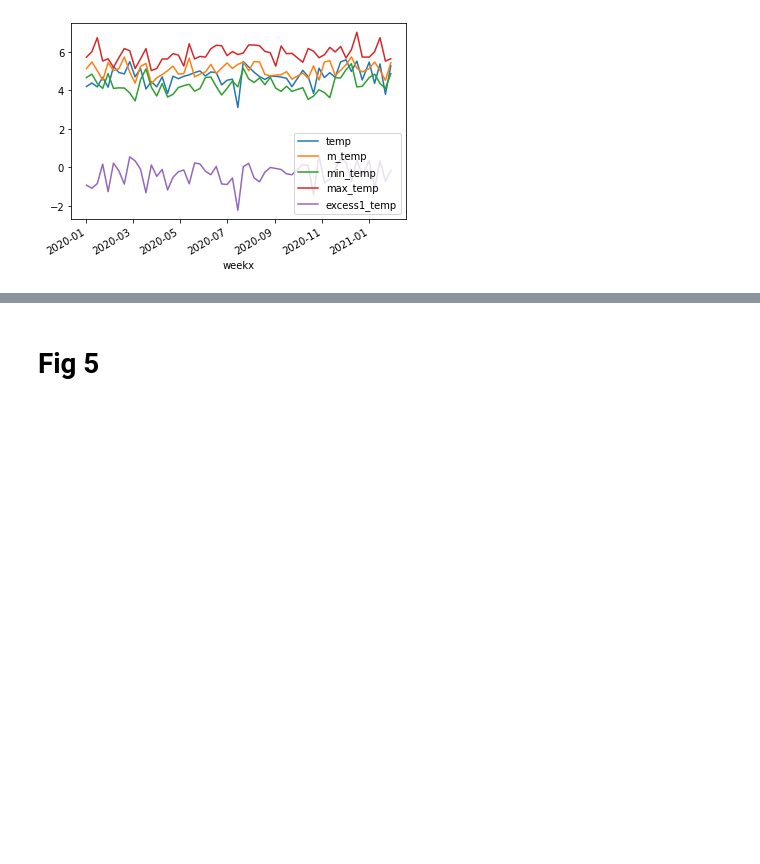
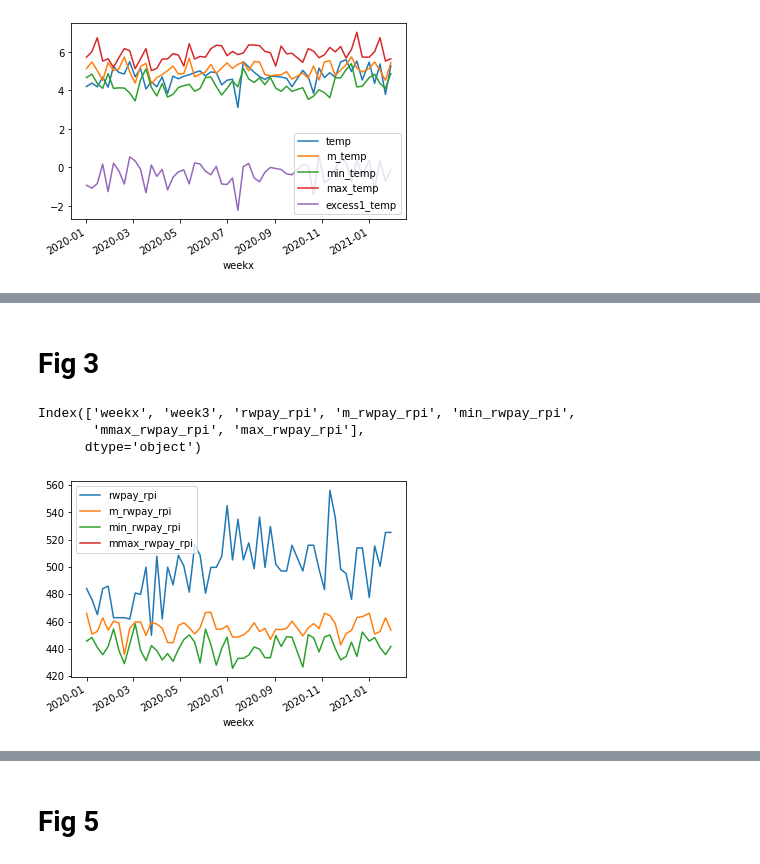
Before and after one commit to csaladenes/eco, a Jupyter notebook: jon_w/parser.ipynb, the cells around one changed output, grey strips where cells are left out. Drawn from its saved outputs; the diff is of its cells as text; code cells hidden in the pictures; blank space fills up the shorter version.

Commit message:
updates all graphs

```diff
--- a/jon_w/parser.ipynb
+++ b/jon_w/parser.ipynb
@@ -536,3 +536,21 @@ layer1.save(f+'.json')
 layer1
 # %% [output]
 [interactive output not drawn]
+# %% [markdown]
+# Fig 3
+# %%
+df=pd.read_excel('excess1_rwpay_rpi.xls')
+glyph='rwpay_rpi'
+f='fig3_weekly_wage_levels'
+f3='https://raw.githubusercontent.com/csaladenes/eco-archive/main/jon_w/'+f+'.csv'
+df.to_csv(f+'.csv')
+df1=df.set_index('weekx')
+df1.index=pd.to_datetime(df1.index)
+df1.plot()
+df['max_rwpay_rpi']=500
+df.columns
+# %% [output]
+Index(['weekx', 'week3', 'rwpay_rpi', 'm_rwpay_rpi', 'min_rwpay_rpi',
+       'mmax_rwpay_rpi', 'max_rwpay_rpi'],
+      dtype='object')
+[figure, added]
```
Also changed, not shown: parts of 24 cells of this notebook, 19 other files.
